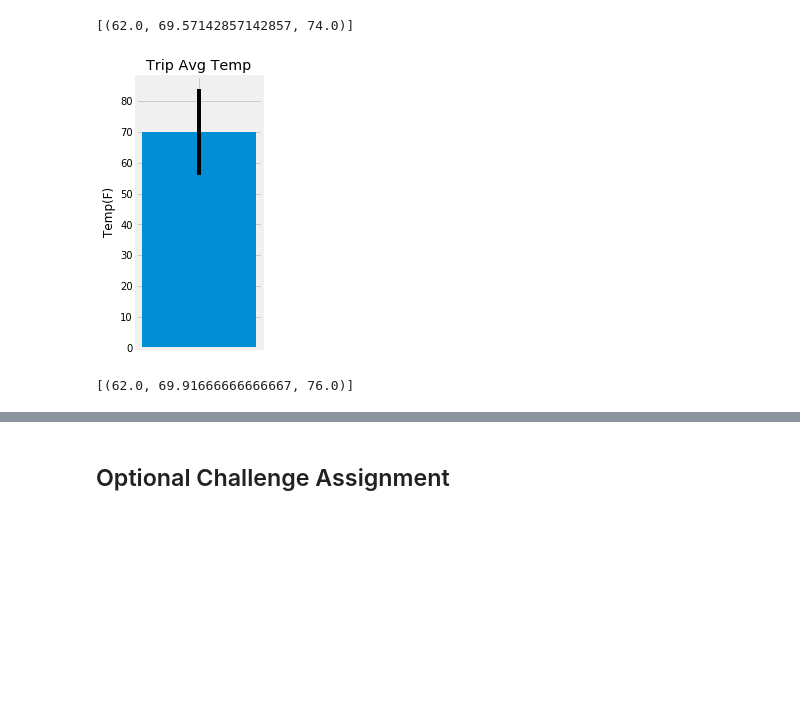
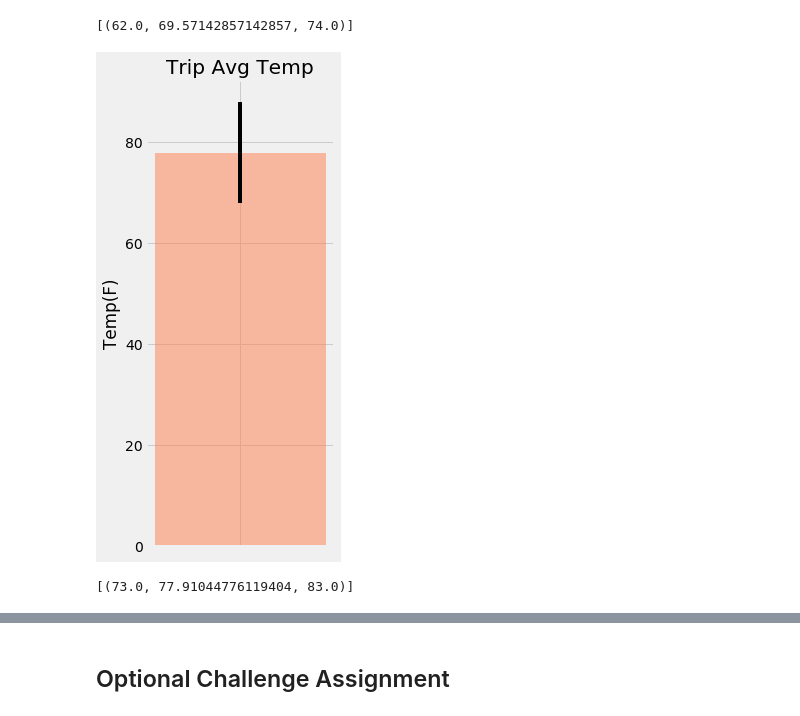
Before and after one commit to ipvirg/Surfs_Up_Climate_Analysis, a Jupyter notebook: climate_main.ipynb, the cells around one changed output, grey strips where cells are left out. Cells and saved outputs as stored; diff of their text form; code cells hidden in the pictures; blank space fills up the shorter version.

```diff
--- a/climate_main.ipynb
+++ b/climate_main.ipynb
@@ -209,30 +210,30 @@ print(calc_temps('2012-02-28', '2012-03-05'))
 # %%
 # Use your previous function `calc_temps` to calculate the tmin, tavg, and tmax
 # for your trip using the previous year's data for those same dates.
 def calc_temps(start_date, end_date):
      trip_temp = session.query(func.min(Measurement.tobs), func.avg(Measurement.tobs), func.max(Measurement.tobs)).\
         filter(Measurement.date >= start_date).filter(Measurement.date <= end_date).all()
      tmin = trip_temp[0][0]
      tavg = trip_temp[0][1]
      tmax = trip_temp[0][2]
 
      # Plot the results from your previous query as a bar chart.
      # Use "Trip Avg Temp" as your Title
      # Use the average temperature for the y value
      # Use the peak-to-peak (tmax-tmin) value as the y error bar (yerr)
 
-     plt.figure(figsize=(2,5))
-     plt.bar(1, tavg, yerr= tmax - tmin, tick_label="")
+     plt.figure(figsize=(3,8))
+     plt.bar(1, tavg, yerr= tmax - tmin, tick_label="", color = 'coral', alpha = 0.5)
      plt.title('Trip Avg Temp')
      plt.ylabel('Temp(F)')
      plt.show()
 
      return trip_temp
 
-print(calc_temps('2016-01-01', '2016-01-08'))
+print(calc_temps('2016-07-21', '2016-08-01'))
 # %% [output]
-[figure, old version]
+[figure, new version]
-[(62.0, 69.91666666666667, 76.0)]
+[(73.0, 77.91044776119404, 83.0)]
 # %%
 # Calculate the rainfall per weather station for your trip dates using the previous year's matching dates.
 # Sort this in descending order by precipitation amount and list the station, name, latitude, longitude, and elevation
```
Also changed, not shown: parts of 16 cells of this notebook, 1 other file.
